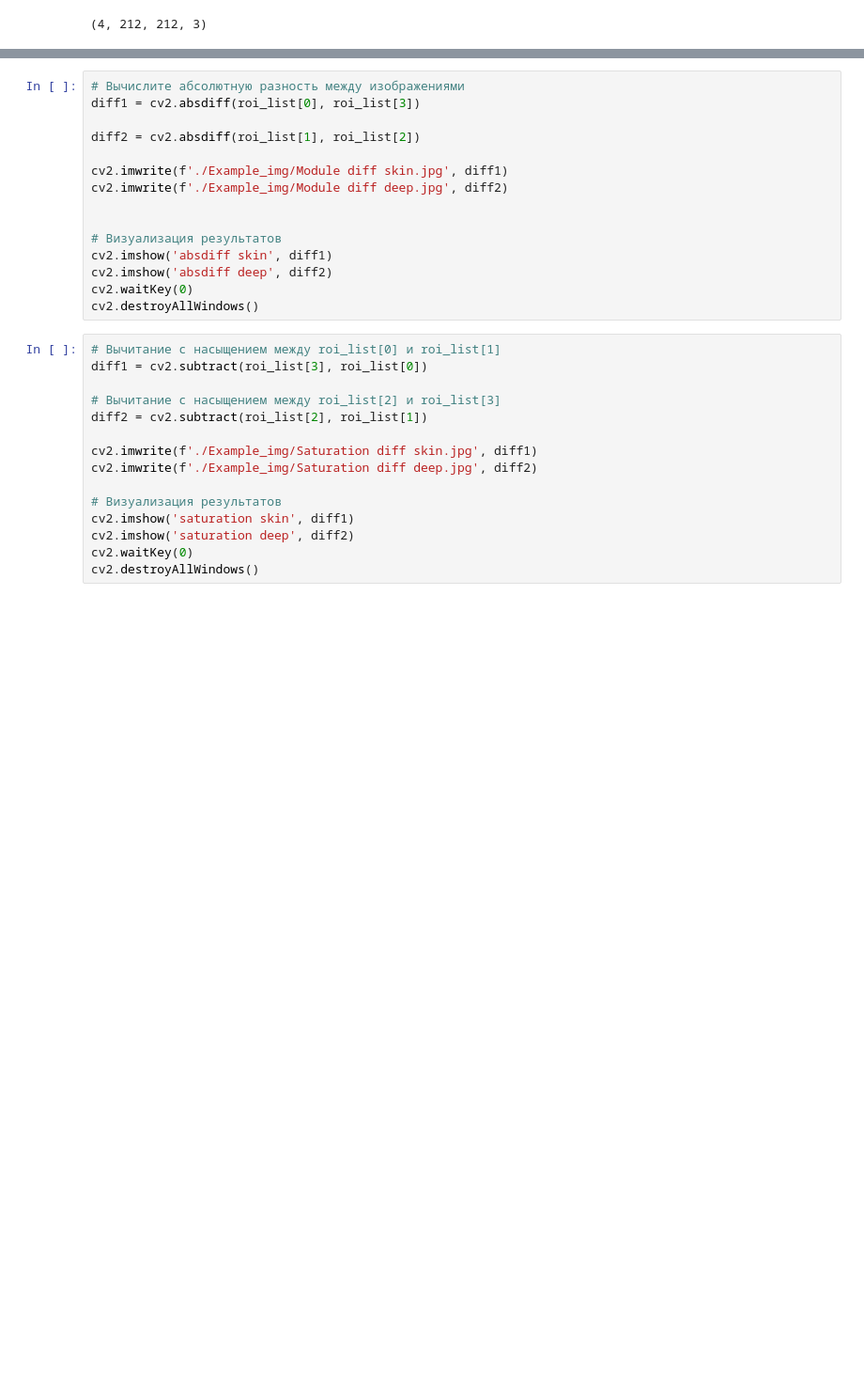
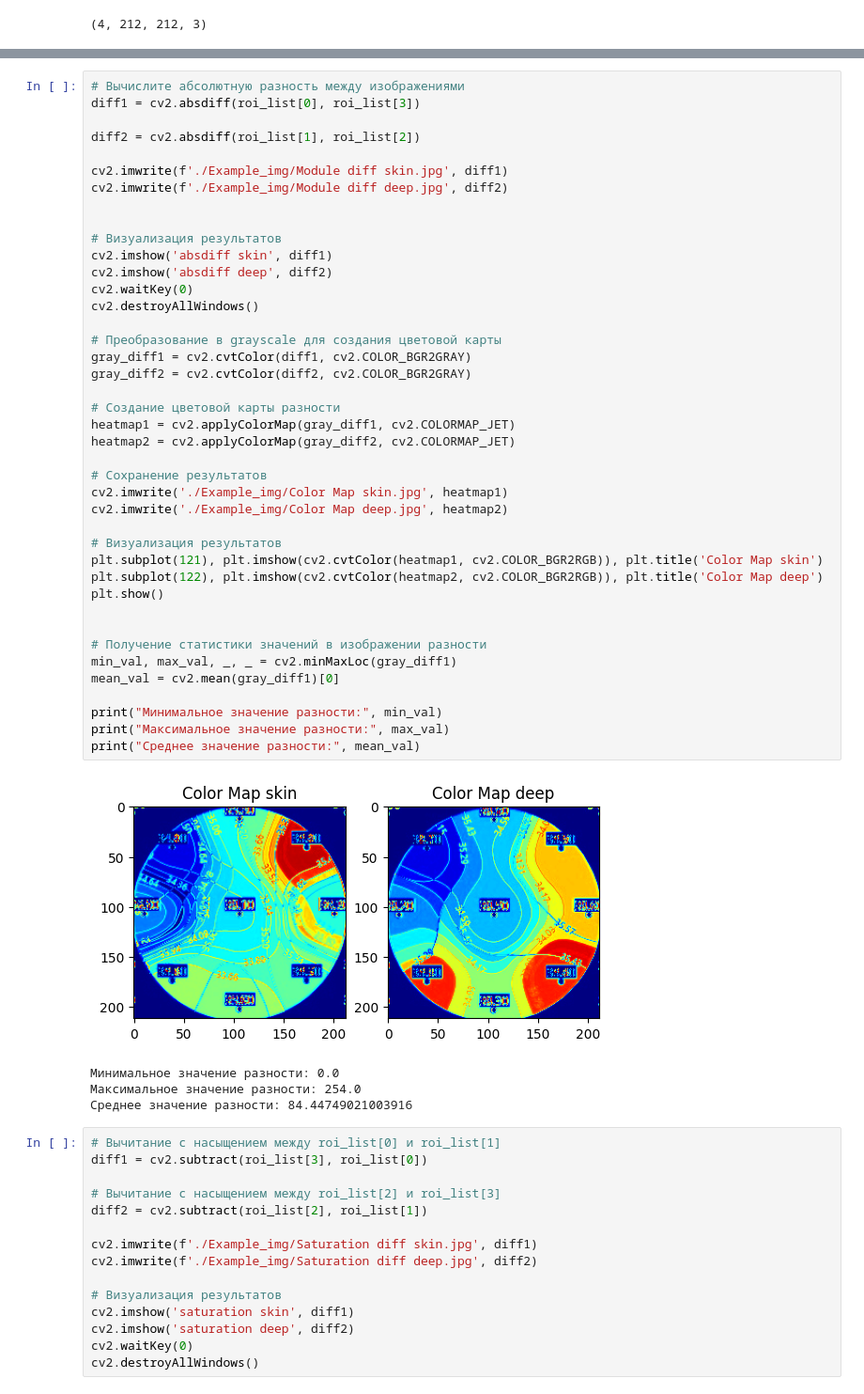
Before and after one commit to Popachka/Extract-features-img-thermograms, a Jupyter notebook: 23.02/ОбзорИзображений.ipynb, the cells around one changed output, grey strips where cells are left out. Shown at 94% size. Drawn from its saved outputs; the diff is of its cells as text; blank space fills up the shorter version.

```diff
--- a/23.02/ОбзорИзображений.ipynb
+++ b/23.02/ОбзорИзображений.ipynb
@@ -89,18 +112,49 @@ roi_list.shape
 # %%
 # Вычислите абсолютную разность между изображениями
 diff1 = cv2.absdiff(roi_list[0], roi_list[3])
 
 diff2 = cv2.absdiff(roi_list[1], roi_list[2])
 
 cv2.imwrite(f'./Example_img/Module diff skin.jpg', diff1)
 cv2.imwrite(f'./Example_img/Module diff deep.jpg', diff2)
 
 
 # Визуализация результатов
 cv2.imshow('absdiff skin', diff1)
 cv2.imshow('absdiff deep', diff2)
 cv2.waitKey(0)
 cv2.destroyAllWindows()
+
+# Преобразование в grayscale для создания цветовой карты
+gray_diff1 = cv2.cvtColor(diff1, cv2.COLOR_BGR2GRAY)
+gray_diff2 = cv2.cvtColor(diff2, cv2.COLOR_BGR2GRAY)
+
+# Создание цветовой карты разности
+heatmap1 = cv2.applyColorMap(gray_diff1, cv2.COLORMAP_JET)
+heatmap2 = cv2.applyColorMap(gray_diff2, cv2.COLORMAP_JET)
+
+# Сохранение результатов
+cv2.imwrite('./Example_img/Color Map skin.jpg', heatmap1)
+cv2.imwrite('./Example_img/Color Map deep.jpg', heatmap2)
+
+# Визуализация результатов
+plt.subplot(121), plt.imshow(cv2.cvtColor(heatmap1, cv2.COLOR_BGR2RGB)), plt.title('Color Map skin')
+plt.subplot(122), plt.imshow(cv2.cvtColor(heatmap2, cv2.COLOR_BGR2RGB)), plt.title('Color Map deep')
+plt.show()
+
+
+# Получение статистики значений в изображении разности
+min_val, max_val, _, _ = cv2.minMaxLoc(gray_diff1)
+mean_val = cv2.mean(gray_diff1)[0]
+
+print("Минимальное значение разности:", min_val)
+print("Максимальное значение разности:", max_val)
+print("Среднее значение разности:", mean_val)
+# %% [output]
+[figure, added]
+Минимальное значение разности: 0.0
+Максимальное значение разности: 254.0
+Среднее значение разности: 84.44749021003916
 # %%
 # Вычитание с насыщением между roi_list[0] и roi_list[1]
 diff1 = cv2.subtract(roi_list[3], roi_list[0])
```
Also changed, not shown: parts of 2 cells of this notebook, 5 other files.
